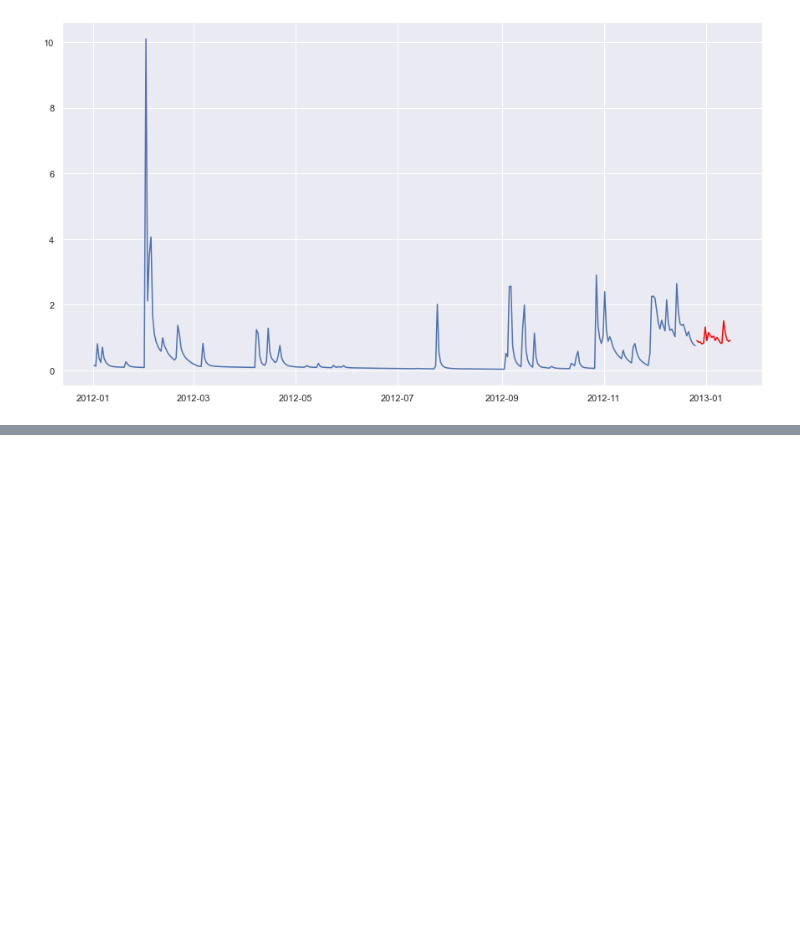
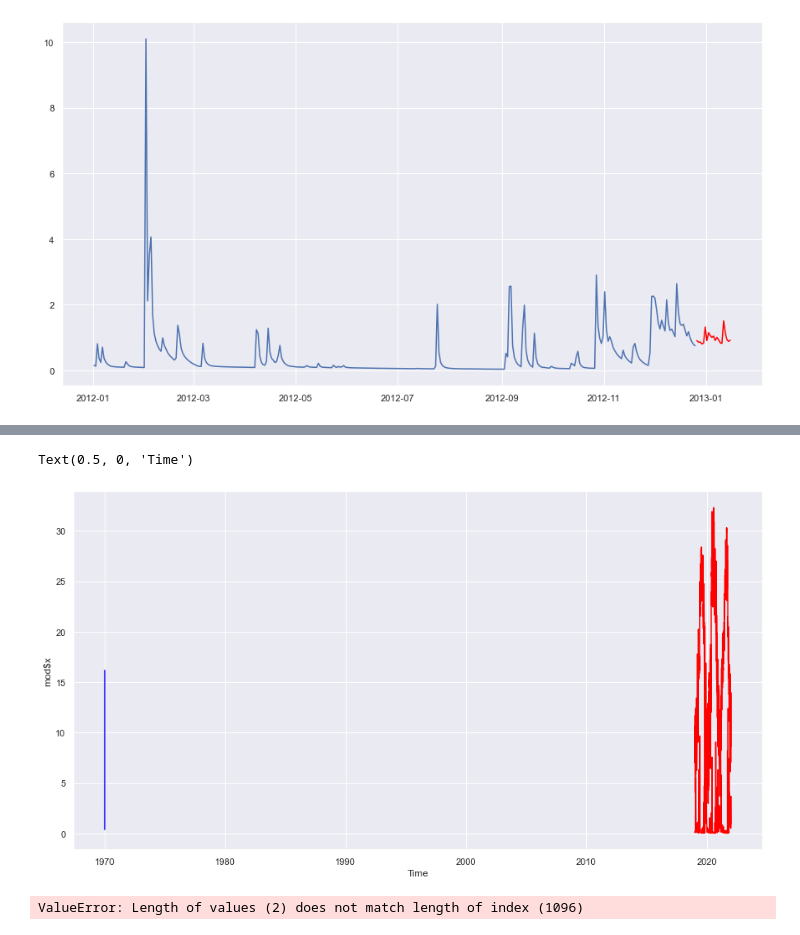
Before and after one commit to kode-git/copernicus, a Jupyter notebook: Data_Modelling_and_Evaluation.ipynb, the cells around one changed output, grey strips where cells are left out. Saved outputs shown, nothing was run; the diff lists cells and outputs as text; code cells hidden in the pictures; blank space fills up the shorter version.

```diff
--- a/Data_Modelling_and_Evaluation.ipynb
+++ b/Data_Modelling_and_Evaluation.ipynb
@@ -408,0 +505,18 @@ SARIMA represents an excellent baseline to improve the model implementation usin
+# %%
+plt.plot(test, c='red')
+plt.plot(prediction[:][0], c='blue')
+plt.ylabel("mod$x")
+plt.xlabel("Time")
+# %% [output]
+Text(0.5, 0, 'Time')
+[figure, added]
+# %%
+predicted = test.copy(deep=True)
+predicted['discharge'] = predicted['discharge'][:ite]
+predicted['discharge'] = prediction[:][0]
+plt.plot(prediction[:][0], c='red')
+plt.plot(test['discharge'][:ite], c='blue')
+plt.ylabel("discharge")
+plt.xlabel("Time")
+# %% [output]
+ValueError: Length of values (2) does not match length of index (1096)
```
Also changed, not shown: parts of 20 cells of this notebook.
